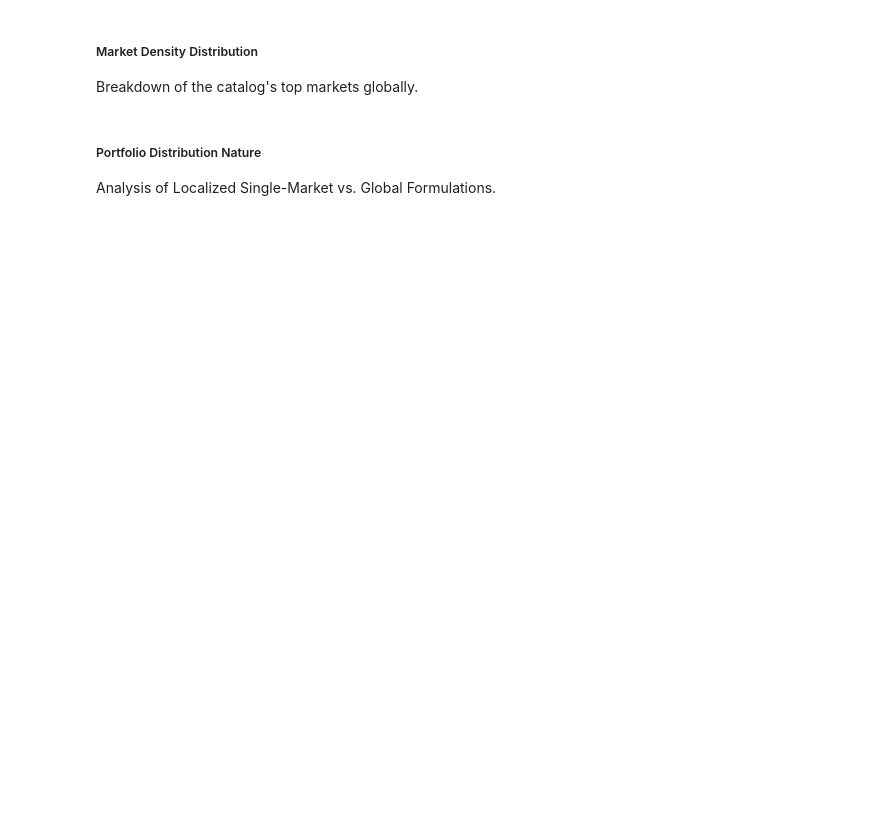
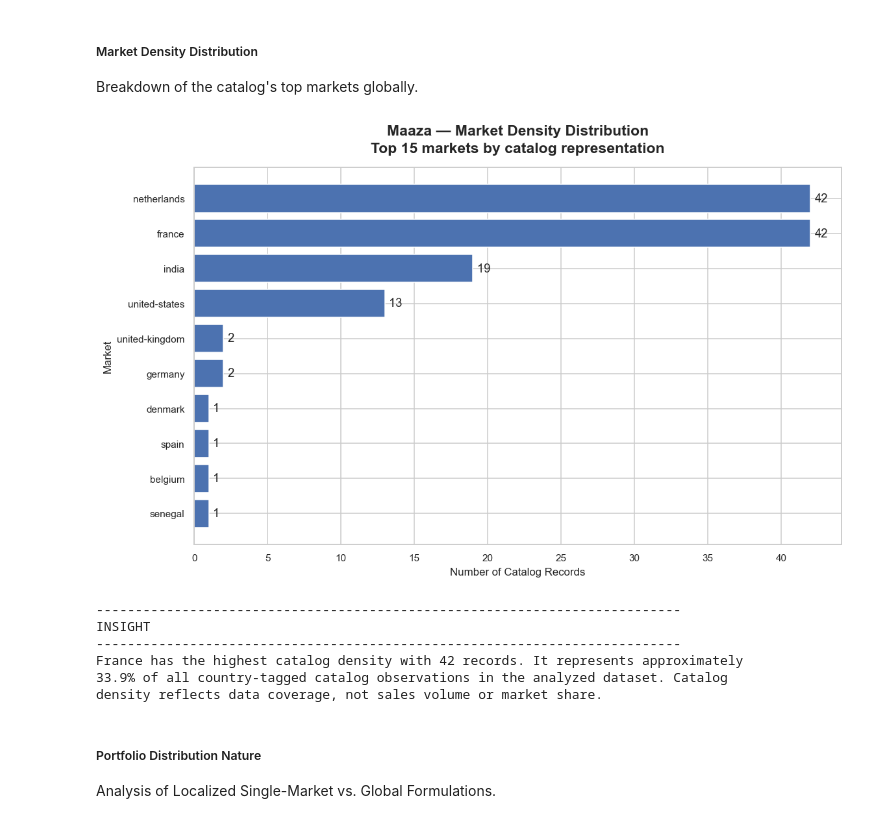
Before and after one commit to Codon-s/cpg-product-intelligence, a Jupyter notebook: report.ipynb, the cells around one changed output. Cells and saved outputs as stored; diff of their text form; code cells hidden in the pictures; blank space fills up the shorter version.

```diff
--- a/report.ipynb
+++ b/report.ipynb
@@ -1873,6 +1888,16 @@ Distribution across national markets.
 # %% [markdown]
 ##### Market Density Distribution
 Breakdown of the catalog's top markets globally.
+# %%
+Mz.market_density_distribution(top_n=15)
+# %% [output]
+[figure, added]
+---------------------------------------------------------------------------
+INSIGHT
+---------------------------------------------------------------------------
+France has the highest catalog density with 42 records. It represents approximately
+33.9% of all country-tagged catalog observations in the analyzed dataset. Catalog
+density reflects data coverage, not sales volume or market share.
 # %% [markdown]
 ##### Portfolio Distribution Nature
 Analysis of Localized Single-Market vs. Global Formulations.
```
Also changed, not shown: parts of 10 cells of this notebook.
